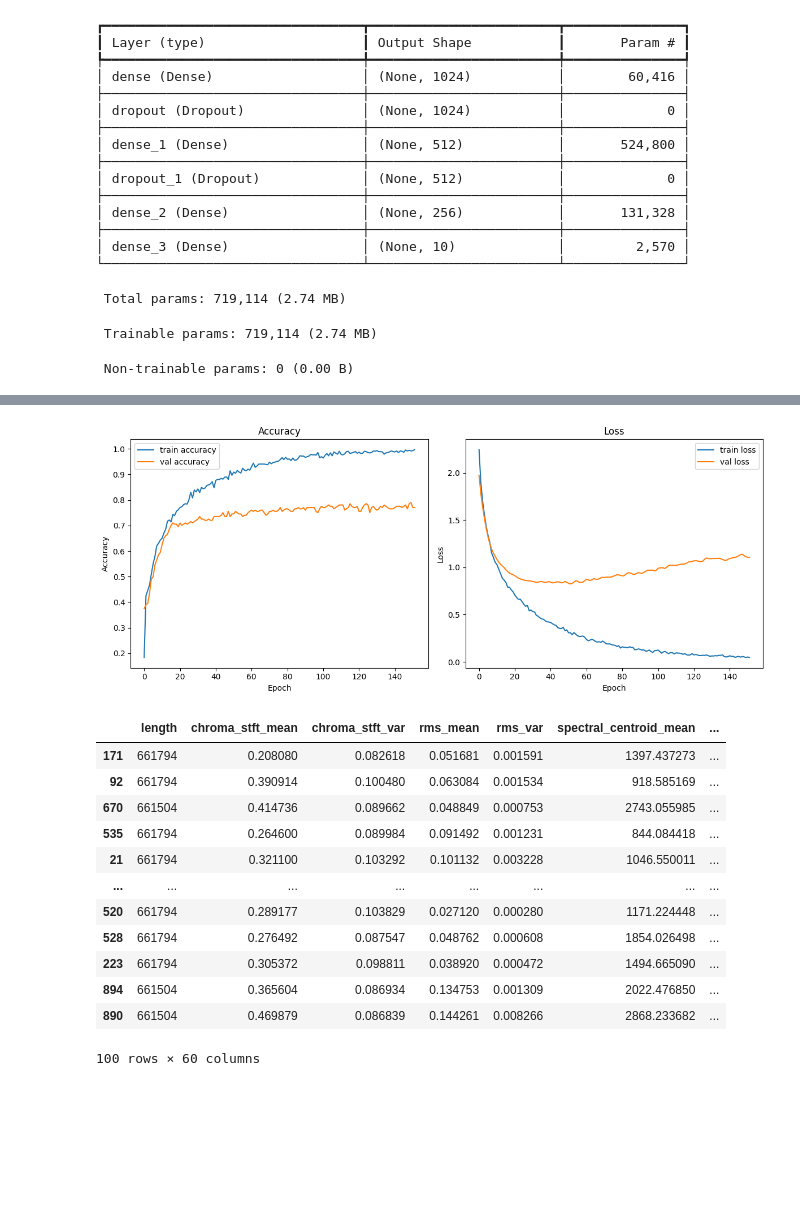
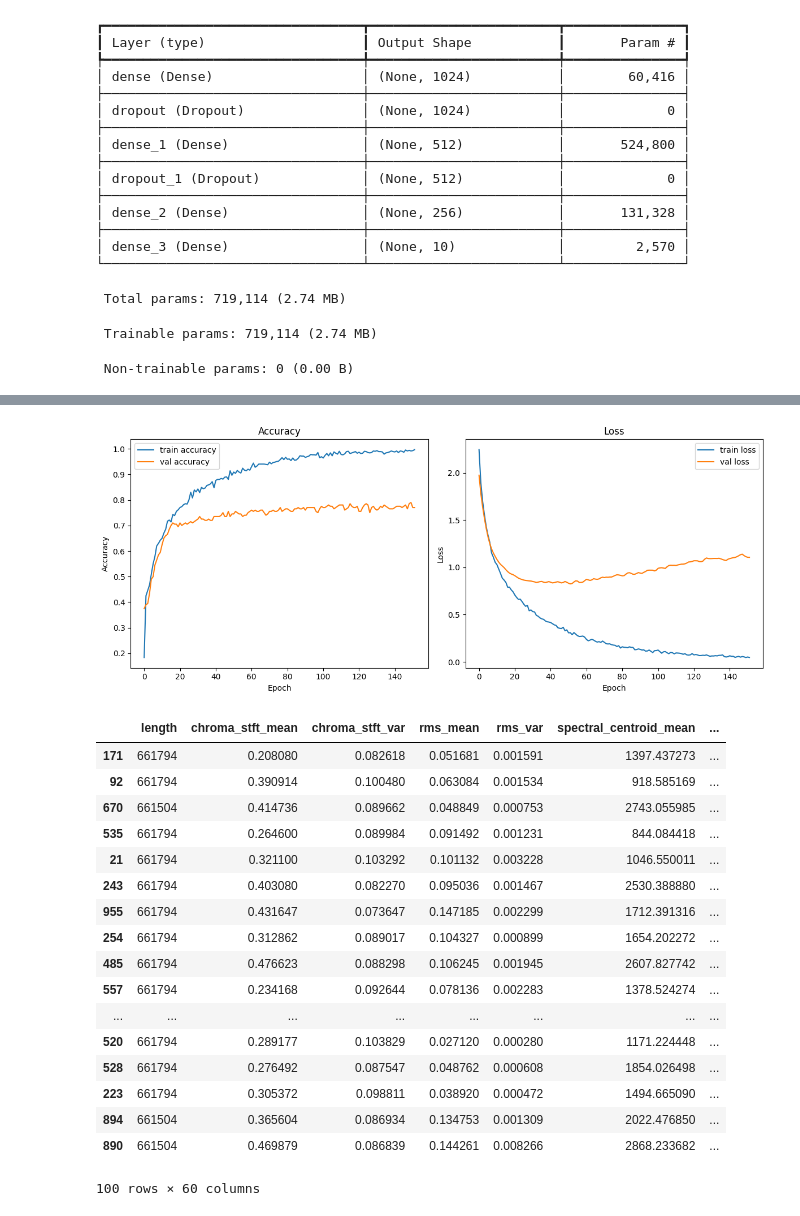
Before and after one commit to NyX3Ton/nyx3ton-project, a Jupyter notebook: Music Genre/music-genre-keras.ipynb, the cells around one changed output, grey strips where cells are left out. Cells and saved outputs as stored; diff of their text form; code cells hidden in the pictures; blank space fills up the shorter version.

```diff
--- a/Music Genre/music-genre-keras.ipynb
+++ b/Music Genre/music-genre-keras.ipynb
@@ -5,6 +5,7 @@
 import warnings
 import numpy as np
 import pandas as pd
+pd.set_option('display.max_rows', 100)
 import matplotlib.pyplot as plt
 
 from sklearn.model_selection import train_test_split
@@ -187,15 +188,20 @@ Epoch 6/500
 ... (293 lines left out)
 Restoring model weights from the end of the best epoch: 52.
 
 Loss = 0.8252
 Accuracy = 0.7550
 [figure]
 |  | length | chroma_stft_mean | chroma_stft_var | rms_mean | rms_var | spectral_centroid_mean | ... |
 | 171 | 661794 | 0.208080 | 0.082618 | 0.051681 | 0.001591 | 1397.437273 | ... |
 | 92 | 661794 | 0.390914 | 0.100480 | 0.063084 | 0.001534 | 918.585169 | ... |
 | 670 | 661504 | 0.414736 | 0.089662 | 0.048849 | 0.000753 | 2743.055985 | ... |
 | 535 | 661794 | 0.264600 | 0.089984 | 0.091492 | 0.001231 | 844.084418 | ... |
 | 21 | 661794 | 0.321100 | 0.103292 | 0.101132 | 0.003228 | 1046.550011 | ... |
+| 243 | 661794 | 0.403080 | 0.082270 | 0.095036 | 0.001467 | 2530.388880 | ... |
+| 955 | 661794 | 0.431647 | 0.073647 | 0.147185 | 0.002299 | 1712.391316 | ... |
+| 254 | 661794 | 0.312862 | 0.089017 | 0.104327 | 0.000899 | 1654.202272 | ... |
+| 485 | 661794 | 0.476623 | 0.088298 | 0.106245 | 0.001945 | 2607.827742 | ... |
+| 557 | 661794 | 0.234168 | 0.092644 | 0.078136 | 0.002283 | 1378.524274 | ... |
 | ... | ... | ... | ... | ... | ... | ... | ... |
 | 520 | 661794 | 0.289177 | 0.103829 | 0.027120 | 0.000280 | 1171.224448 | ... |
 | 528 | 661794 | 0.276492 | 0.087547 | 0.048762 | 0.000608 | 1854.026498 | ... |
```
Also changed, not shown: parts of 1 cell of this notebook, 8 other files.
